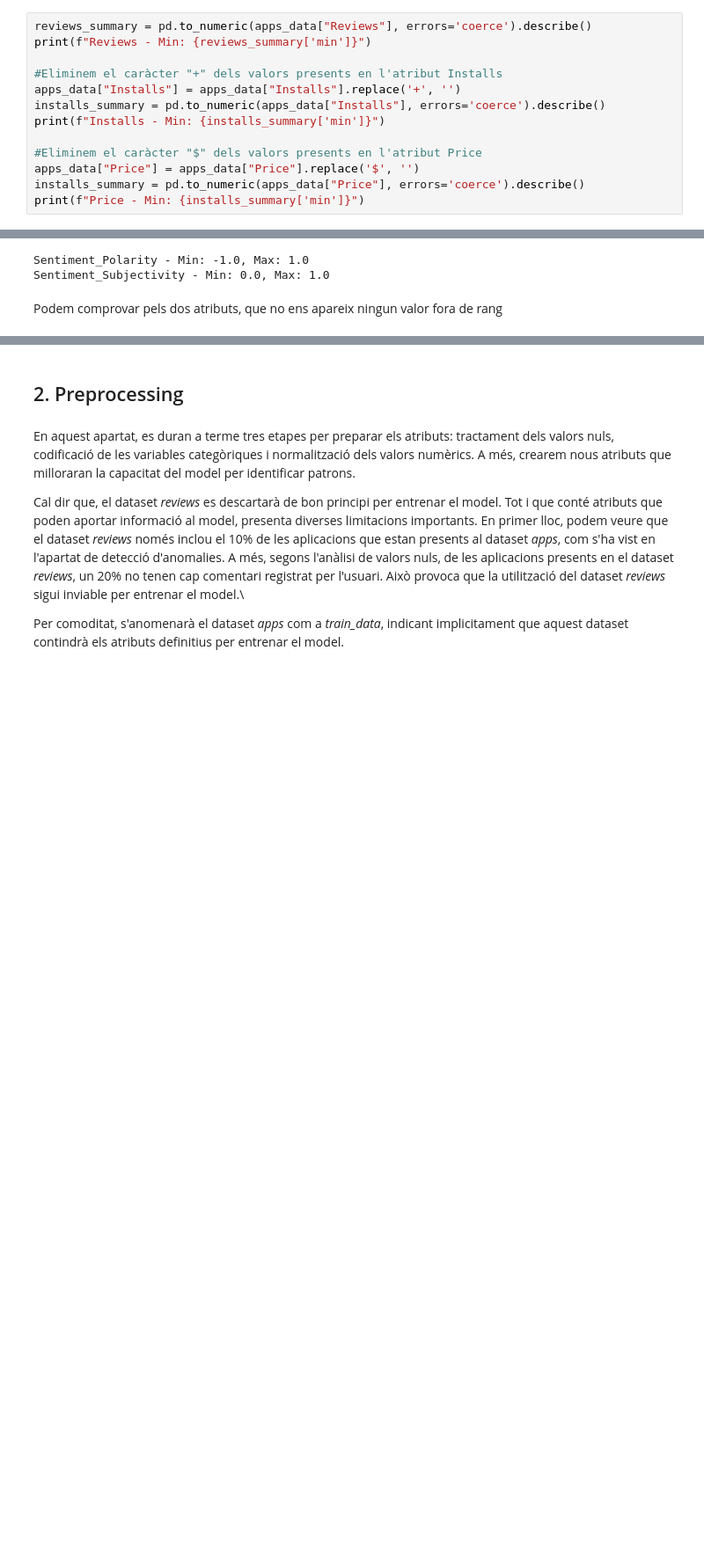
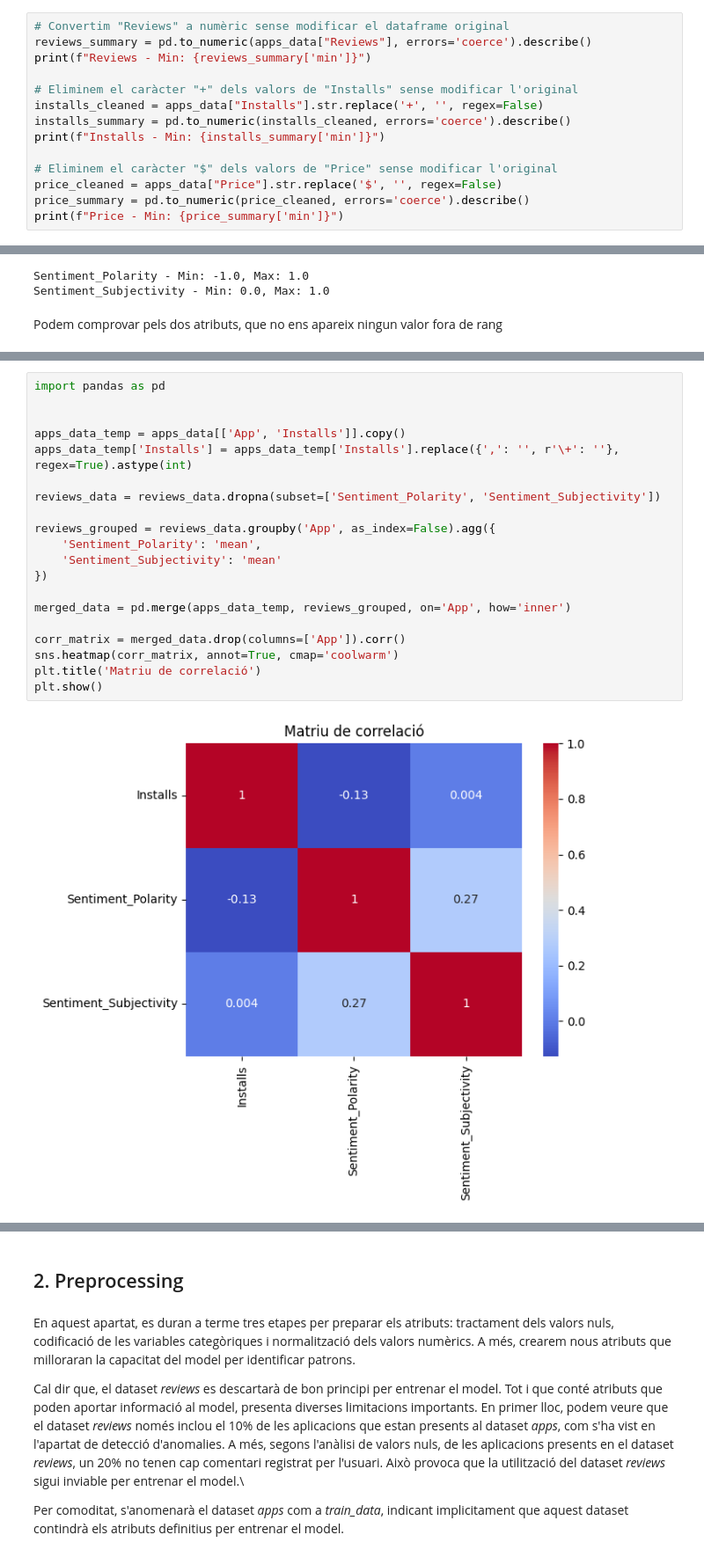
Before and after one commit to NIU1672001/Google-Play-Store-Apps, a Jupyter notebook: Google Play Store Apps.ipynb, the cells around one changed output, grey strips where cells are left out. Shown at 88% size. Cells and saved outputs as stored; diff of their text form; blank space fills up the shorter version.

Commit message:
Correlació d'atributs en el dataset ressenyes

```diff
--- a/Google Play Store Apps.ipynb
+++ b/Google Play Store Apps.ipynb
@@ -198,18 +198,19 @@ Com que la llista és buida, podem dir que les dates contenides en l'atribut ten
 # %% [markdown]
 - **Reviews**, **Installs**, **Price**: Tot i que Pandas ha assignat aquests atributs com a categòrics, per la seva naturaleza els podem considerar com a numèrics. Com s'ha fet per l'atribut *Rating*, agafarem el valor mínim de cada atribut per detectar si tenim valors negatius. Com a casos especials, per a trobar el mínim de l'atribut *Installs* i *Price*, abans haurem d'eliminar algun caràcter present en els seus valors. Per exemple, en l'atribut *Price* ens hi pot aparèixer el caràcter "$".
 # %%
+# Convertim "Reviews" a numèric sense modificar el dataframe original
 reviews_summary = pd.to_numeric(apps_data["Reviews"], errors='coerce').describe()
 print(f"Reviews - Min: {reviews_summary['min']}")
 
-#Eliminem el caràcter "+" dels valors presents en l'atribut Installs
-apps_data["Installs"] = apps_data["Installs"].replace('+', '')
-installs_summary = pd.to_numeric(apps_data["Installs"], errors='coerce').describe()
+# Eliminem el caràcter "+" dels valors de "Installs" sense modificar l'original
+installs_cleaned = apps_data["Installs"].str.replace('+', '', regex=False)
+installs_summary = pd.to_numeric(installs_cleaned, errors='coerce').describe()
 print(f"Installs - Min: {installs_summary['min']}")
 
-#Eliminem el caràcter "$" dels valors presents en l'atribut Price
-apps_data["Price"] = apps_data["Price"].replace('$', '')
-installs_summary = pd.to_numeric(apps_data["Price"], errors='coerce').describe()
-print(f"Price - Min: {installs_summary['min']}")
+# Eliminem el caràcter "$" dels valors de "Price" sense modificar l'original
+price_cleaned = apps_data["Price"].str.replace('$', '', regex=False)
+price_summary = pd.to_numeric(price_cleaned, errors='coerce').describe()
+print(f"Price - Min: {price_summary['min']}")
 # %% [output]
 Reviews - Min: 0.0
 Installs - Min: 0.0
@@ -396,0 +398,22 @@ Podem comprovar pels dos atributs, que no ens apareix ningun valor fora de rang
+# %%
+import pandas as pd
+
+
+apps_data_temp = apps_data[['App', 'Installs']].copy()
+apps_data_temp['Installs'] = apps_data_temp['Installs'].replace({',': '', r'\+': ''}, regex=True).astype(int)
+
+reviews_data = reviews_data.dropna(subset=['Sentiment_Polarity', 'Sentiment_Subjectivity'])
+
+reviews_grouped = reviews_data.groupby('App', as_index=False).agg({
+    'Sentiment_Polarity': 'mean',
+    'Sentiment_Subjectivity': 'mean'
+})
+
+merged_data = pd.merge(apps_data_temp, reviews_grouped, on='App', how='inner')
+
+corr_matrix = merged_data.drop(columns=['App']).corr()
+sns.heatmap(corr_matrix, annot=True, cmap='coolwarm')
+plt.title('Matriu de correlació')
+plt.show()
+# %% [output]
+[figure, added]
```
Also changed, not shown: parts of 14 cells of this notebook, 1 other file.
